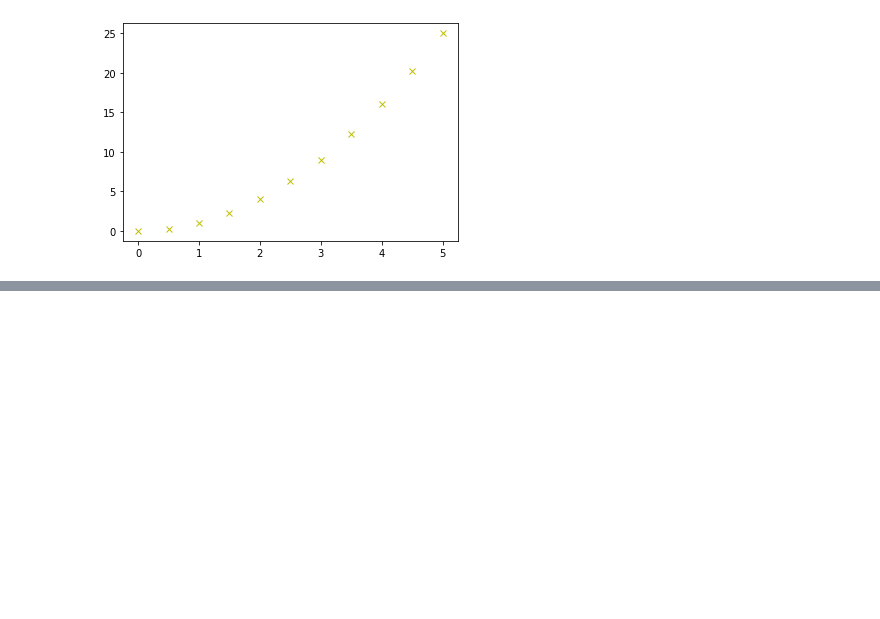
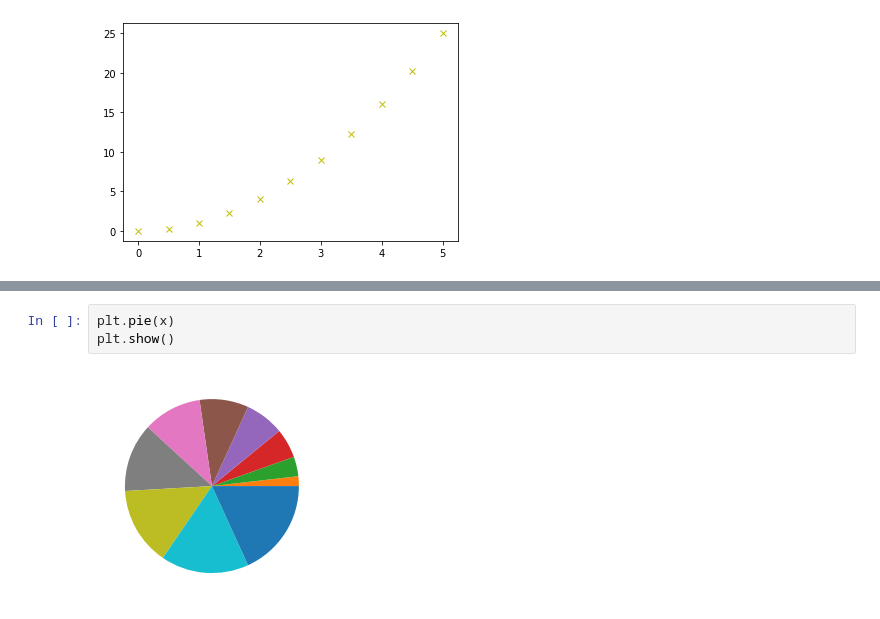
Before and after one commit to Harby97/Matplotlib_Seaborn, a Jupyter notebook: Pyplot.ipynb, the cells around one changed output, grey strips where cells are left out. Drawn from its saved outputs; the diff is of its cells as text; blank space fills up the shorter version.

```diff
--- a/Pyplot.ipynb
+++ b/Pyplot.ipynb
@@ -30,0 +49,5 @@ plt.plot(x,y,'yx')
+# %%
+plt.pie(x)
+plt.show()
+# %% [output]
+[figure, added]
```
Also changed, not shown: parts of 6 cells of this notebook, 1 other file.
